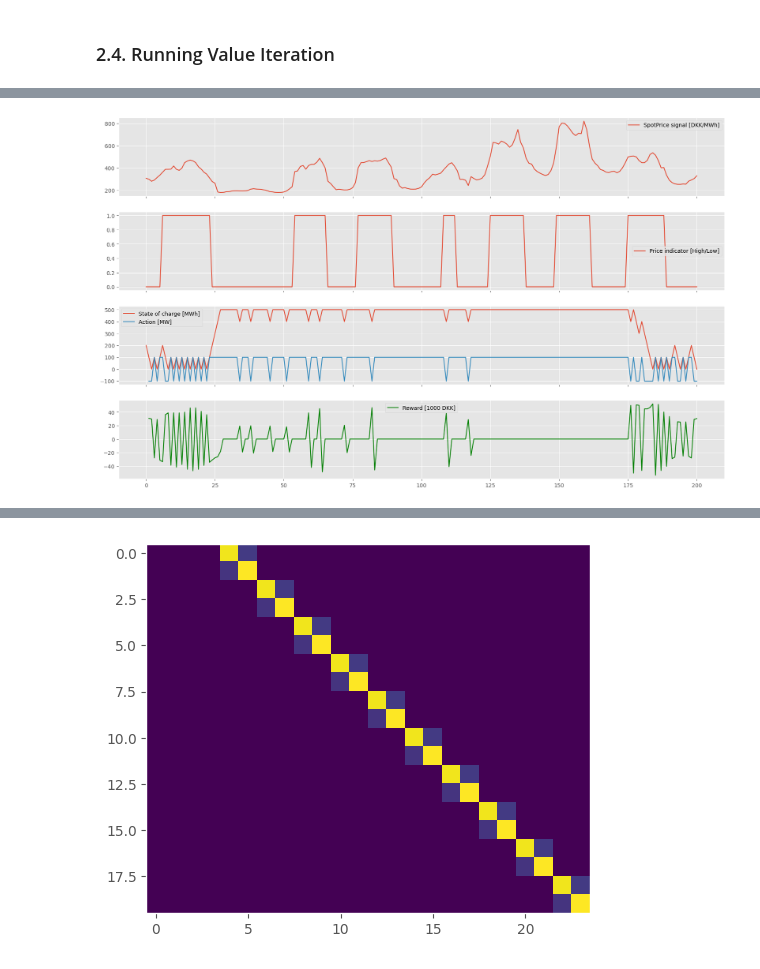
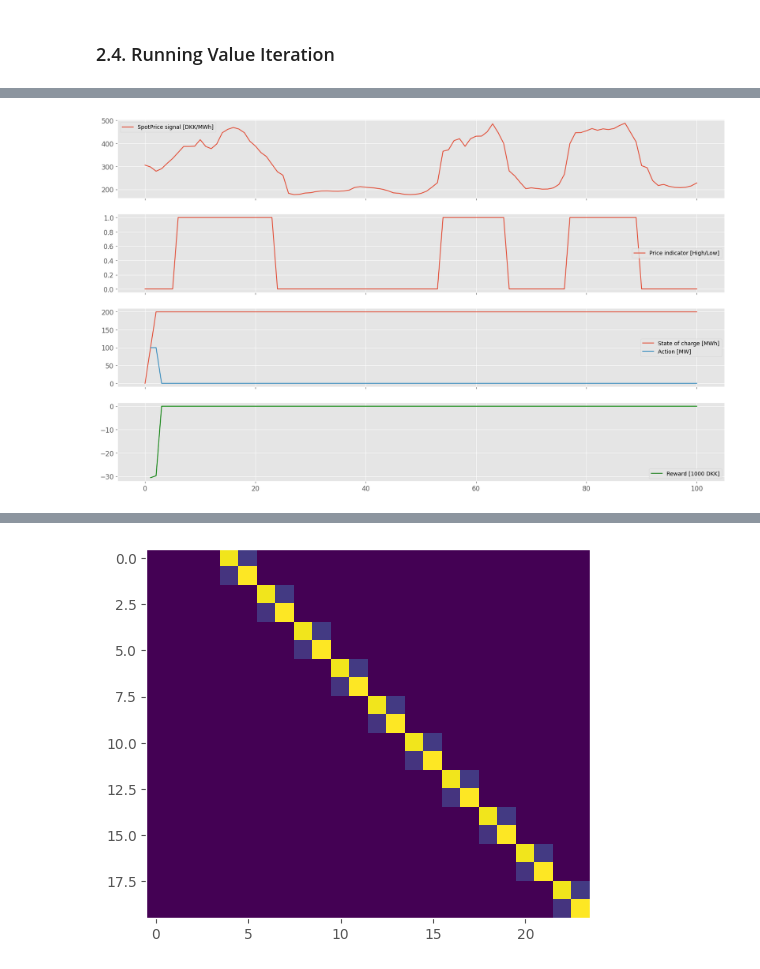
Before and after one commit to albertkjoller/ml-energy-systems, a Jupyter notebook: src/assignment2/notebooks/explainer_notebook.ipynb, the cells around one changed output, grey strips where cells are left out. Saved outputs shown, nothing was run; the diff lists cells and outputs as text; code cells hidden in the pictures.

```diff
--- a/src/assignment2/notebooks/explainer_notebook.ipynb
+++ b/src/assignment2/notebooks/explainer_notebook.ipynb
@@ -350,3 +241,0 @@ LL  0.000000  0.000000  0.131514  0.868486
-# %%
-for action, trans_probs_ in transition_probs.items():
-    plot_transition_matrix(trans_probs_.to_numpy(), action=action)
@@ -357,7 +279,7 @@ for action, trans_probs_ in transition_probs.items():
 # %% [markdown]
 ### 2.4. Running Value Iteration
 # %%
-DK1_dataset['upcoming_price_level'] = DK1_dataset['low_high_indicator'].map({False: 'low', True: 'high'})
+DK1_dataset['upcoming_price_level'] = DK1_dataset['low_high_indicator'].map({False: 'L', True: 'H'})
 prices                              = DK1_dataset[['StartTimeUTC', 'upcoming_price_level', 'SpotPriceDKK']].dropna()
 # %%
 class SimpleBatteryEnvironment:
@@ -371,7 +293,7 @@ class SimpleBatteryEnvironment:
         self.boundaries     = {'soc': {'min': 0, 'max': 500}}  # in MWh
 
         # Define action space
-        self.state_space    = np.concatenate([[f'HH{t}', f'HL{t}', f'LH{t}', f'LL{t}'] for t in range(horizon)]) if horizon != 0 else ['HH', 'HL', 'LH', 'LL']
+        self.state_space    = [str(f"[{c*100}, {p}]") for c in range(6) for p in ['H', 'L']]
         self.action_space   = {'charge': 100, 'discharge': -100, 'wait': 0} # in MW per hour
 
         # Set max horizon
@@ -423,10 +345,7 @@ class SimpleAgent:
         self.policy = None
 
     def state_discretization(self, state):
-        output = ''
-        output += 'H' if state['soc'] > 250 else 'L'
-        output += 'H' if state['price'] == 'high' else 'L'
-        output += str(state['time_step']) if self.env.horizon != 0 else ''
+        output = str(f"[{state['soc']}, {state['price']}]")
         return output
 
     def compute_action_vals(self, state, mode='update'):
@@ -437,7 +356,7 @@ class SimpleAgent:
                 # Compute reward at current state
                 R = self.env.compute_reward(action)
                 # Get transition probability
-                P = self.env.transition_probs[action].loc[state, to_state]
+                P = self.env.transition_probs[action].loc[str(state), str(to_state)]
 
                 # Compute statue values
                 state_vals.append(P * (self.gamma * self.V[to_state] + (R if mode == 'update' else 0)))
@@ -450,24 +369,21 @@ class SimpleAgent:
 
         self.V      = {state: 0 for state in self.env.state_space}
 
-        i       = 0
-        # TODO: delta convergence
-        # delta   = np.inf # threshold + 1e-9
+        i           = 0
+        if verbose:
+            pbar = trange(max_iter, desc='Running value iteration...', leave=True)
 
-        if verbose:
-            pbar = trange(max_iter, desc='Runnin value iteration...', leave=True)
-
-        # while delta > threshold and i < max_iter:
-        while i < max_iter:
-
-            current_V = self.V.copy()
-
+        delta = threshold + 1e-9
+        while delta > threshold and i < max_iter:
+        # while i < max_iter:
+            current_V   = self.V.copy()
+            delta       = 0
             # Update value function
             for state in self.env.state_space:
                 action_vals     = self.compute_action_vals(state)
                 self.V[state]   = pd.Series(action_vals).max()
 
-                # delta = min(delta, abs(current_V[state] - self.V[state]))
+                delta = max(delta, abs(current_V[state] - self.V[state]))
 
             # Update iteration
             i += 1
@@ -505,11 +433,11 @@ agent.V, agent.get_policy()
 # %%
-horizon = 201
+horizon = 101
 
 env             = SimpleBatteryEnvironment(prices=prices, transition_probs=transition_probs, horizon=0)
 agent           = SimpleAgent(env=env, gamma=0.9)
 agent.memory    = defaultdict(dict)
 
-state, reward, done, _  = env.reset(soc=200)
+state, reward, done, _  = env.reset(soc=0)
 # Store transition
 for key, value in state.items():
     agent.memory[0][key]    = value
@@ -518,7 +446,7 @@ for key, value in state.items():
 for time_step in tqdm(range(1, horizon), desc='Running simulation...'):
 
     # Compute value function at time step
-    agent.value_iteration(max_iter=500, verbose=False)
+    agent.value_iteration(max_iter=1000, verbose=True)
     agent.policy = agent.get_policy()
 
     agent.memory[time_step]['V']        = agent.V.copy()
@@ -539,25 +467,25 @@ for time_step in tqdm(range(1, horizon), desc='Running simulation...'):
 # %%
 res = pd.DataFrame.from_dict(agent.memory, orient='index').drop(columns=['V', 'policy'])
 
 fig, axs = plt.subplots(4, 1, figsize=(20, 12), sharex=True)
 
 # Plot price
 res['SpotPriceDKK'].plot(ax=axs[0], label='SpotPrice signal [DKK/MWh]')
 axs[0].legend()
-res['price'].map({'low': 0, 'high': 1}).plot(ax=axs[1], label='Price indicator [High/Low]')
+res['price'].map({'L': 0, 'H': 1}).plot(ax=axs[1], label='Price indicator [High/Low]')
 axs[1].legend()
 
 # Plot SOC
 res['soc'].plot(ax=axs[2], label='State of charge [MWh]')
 
 # Plot action
 res['action'].map({'charge': 100, 'discharge': -100, 'wait': 0}).plot(ax=axs[2], label='Action [MW]')
 axs[2].legend()
 
 # Plot reward
 (res['reward'] * 1e-3).plot(ax=axs[3], color='green', label='Reward [1000 DKK]')
 axs[3].legend()
 
 plt.show()
 # %% [output]
-[figure, old version]
+[figure, new version]
```
Also changed, not shown: parts of 18 cells of this notebook, 5 other files.
